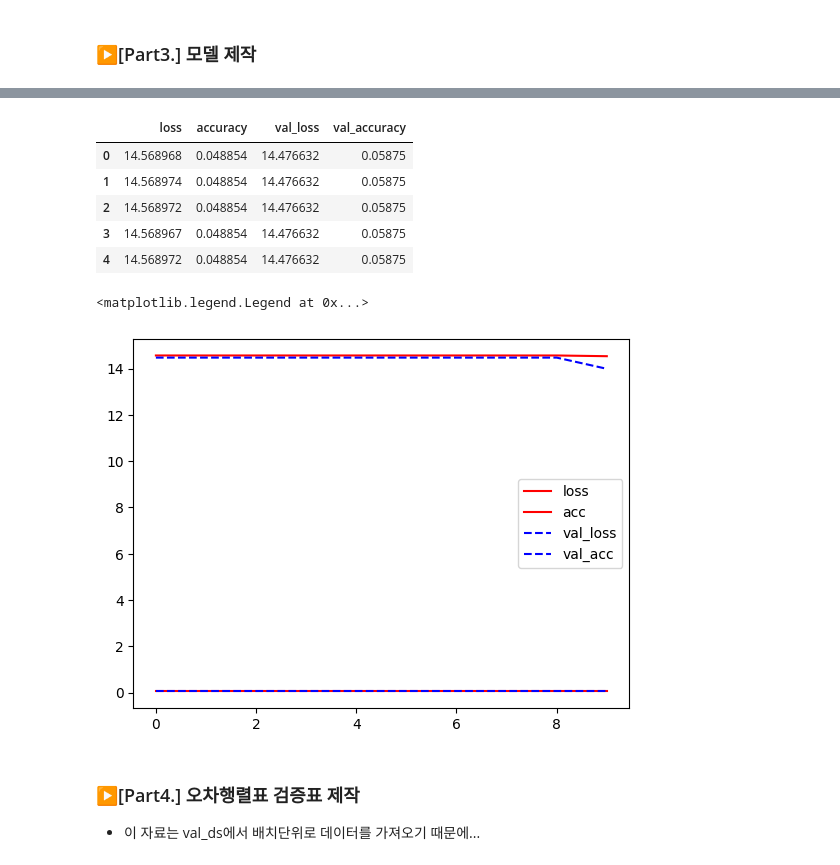
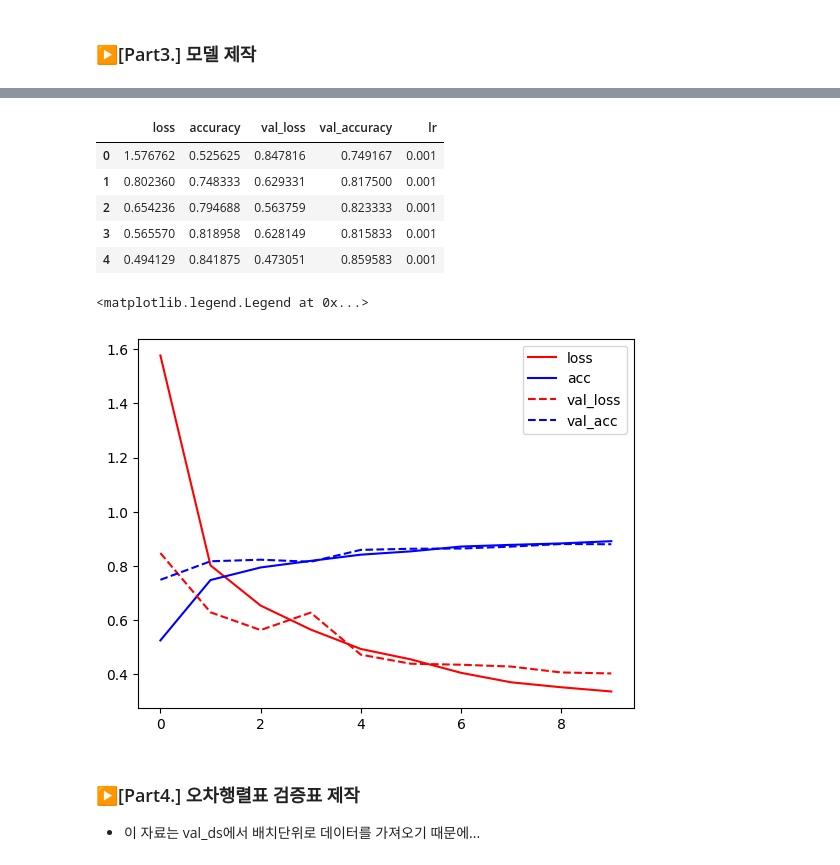
Before and after one commit to iznue/Ml_project, a Jupyter notebook: week5/clothes_classification.ipynb, the cells around one changed output, grey strips where cells are left out. Saved outputs shown, nothing was run; the diff lists cells and outputs as text; code cells hidden in the pictures.

Commit message:
clothes_classification model_test

```diff
--- a/week5/clothes_classification.ipynb
+++ b/week5/clothes_classification.ipynb
@@ -155,3 +155,22 @@ model = Sequential([
+# %%
+num_classes = len(class_names)
+
+model = Sequential([
+  data_augmentation,
+  layers.Rescaling(1./255, input_shape=(img_height, img_width, 3)),      #모델안에 스케일링 넣어주면 새로운 데이터 넣어서 추론할때 스케일링을 하지 않아도 됨
+  layers.Conv2D(128, 3, padding='same', activation='relu'),
+  layers.MaxPooling2D(),
+  layers.Conv2D(256, 3, padding='same', activation='relu'),
+  layers.MaxPooling2D(),
+  layers.Conv2D(128, 3, padding='same', activation='relu'),
+  layers.MaxPooling2D(),
+  layers.Conv2D(64, 3, padding='same', activation='relu'),
+  layers.MaxPooling2D(),
+  layers.Dropout(0.2),
+  layers.Flatten(),
+  layers.Dense(128, activation='relu'),
+  layers.Dense(num_classes, activation='softmax')
+])
 # %%
 model.summary()
 
@@ -190,15 +209,23 @@ model.compile(optimizer='adam',
 
 ############### checkpoint ###############
 from tensorflow.keras.callbacks import ModelCheckpoint
-modelpath="c:/data/model/clothes_classification/{epoch:02d}-{val_accuracy:.4f}.hdf5"
-checkpointer = ModelCheckpoint(filepath=modelpath, verbose=1) #verbose기본값이 0임, 1을 지정하지 않으면 결과가 화면에 출력되지 않음
+modelpath="c:/data/model/clothes_classification/best_model/{epoch:02d}-{val_accuracy:.4f}.hdf5"
+checkpointer = ModelCheckpoint(filepath=modelpath, verbose=1, monitor='val_loss', save_best_only=True) #verbose기본값이 0임, 1을 지정하지 않으면 결과가 화면에 출력되지 않음
+
+#러닝레이트의 비율을 유동적으로 변화할 수 있도록 설정함
+def scheduler(epoch, learning_rate):
+    if epoch < 10:
+        return learning_rate
+    else:
+        return learning_rate * tf.math.exp(-0.1)
+lr_scheduler_cb = tf.keras.callbacks.LearningRateScheduler(scheduler) # 러닝레이트 설정
 
 epochs=10
 history = model.fit(
             train_ds,
             validation_data=val_ds,
             epochs=epochs,
-            callbacks=[checkpointer]
+            callbacks=[checkpointer,lr_scheduler_cb]
 )
 # %% [output]
 Epoch 1/10
@@ -223,28 +250,28 @@ import pandas as pd
 hist_df=pd.DataFrame(history.history)
 hist_df.head()
 # %% [output]
-|  | loss | accuracy | val_loss | val_accuracy |
-| 0 | 14.568968 | 0.048854 | 14.476632 | 0.05875 |
-| 1 | 14.568974 | 0.048854 | 14.476632 | 0.05875 |
-| 2 | 14.568972 | 0.048854 | 14.476632 | 0.05875 |
-| 3 | 14.568967 | 0.048854 | 14.476632 | 0.05875 |
-| 4 | 14.568972 | 0.048854 | 14.476632 | 0.05875 |
+|  | loss | accuracy | val_loss | val_accuracy | lr |
+| 0 | 1.576762 | 0.525625 | 0.847816 | 0.749167 | 0.001 |
+| 1 | 0.802360 | 0.748333 | 0.629331 | 0.817500 | 0.001 |
+| 2 | 0.654236 | 0.794688 | 0.563759 | 0.823333 | 0.001 |
+| 3 | 0.565570 | 0.818958 | 0.628149 | 0.815833 | 0.001 |
+| 4 | 0.494129 | 0.841875 | 0.473051 | 0.859583 | 0.001 |
 # %%
 # y_vloss에 테스트셋(여기서는 검증셋)의 오차를 저장합니다.
 y_vloss=hist_df['val_loss']
 
 # y_loss에 학습셋의 오차를 저장합니다.
 y_loss=hist_df['loss']
 
 # x 값을 지정하고 테스트셋(검증셋)의 오차를 빨간색으로, 학습셋의 오차를 파란색으로 표시합니다.
 plt.plot(hist_df['loss'],'r',label='loss')
-plt.plot(hist_df['accuracy'],'r',label='acc')
-plt.plot(hist_df['val_loss'],'--b',label='val_loss')
+plt.plot(hist_df['accuracy'],'b',label='acc')
+plt.plot(hist_df['val_loss'],'--r',label='val_loss')
 plt.plot(hist_df['val_accuracy'],'--b',label='val_acc')
 plt.legend()
 # %% [output]
 <matplotlib.legend.Legend at 0x...>
-[figure, old version]
+[figure, new version]
 # %% [markdown]
 ###  ▶[Part4.] 오차행렬표 검증표 제작
 
```
Also changed, not shown: parts of 14 cells of this notebook, 2 other files.
